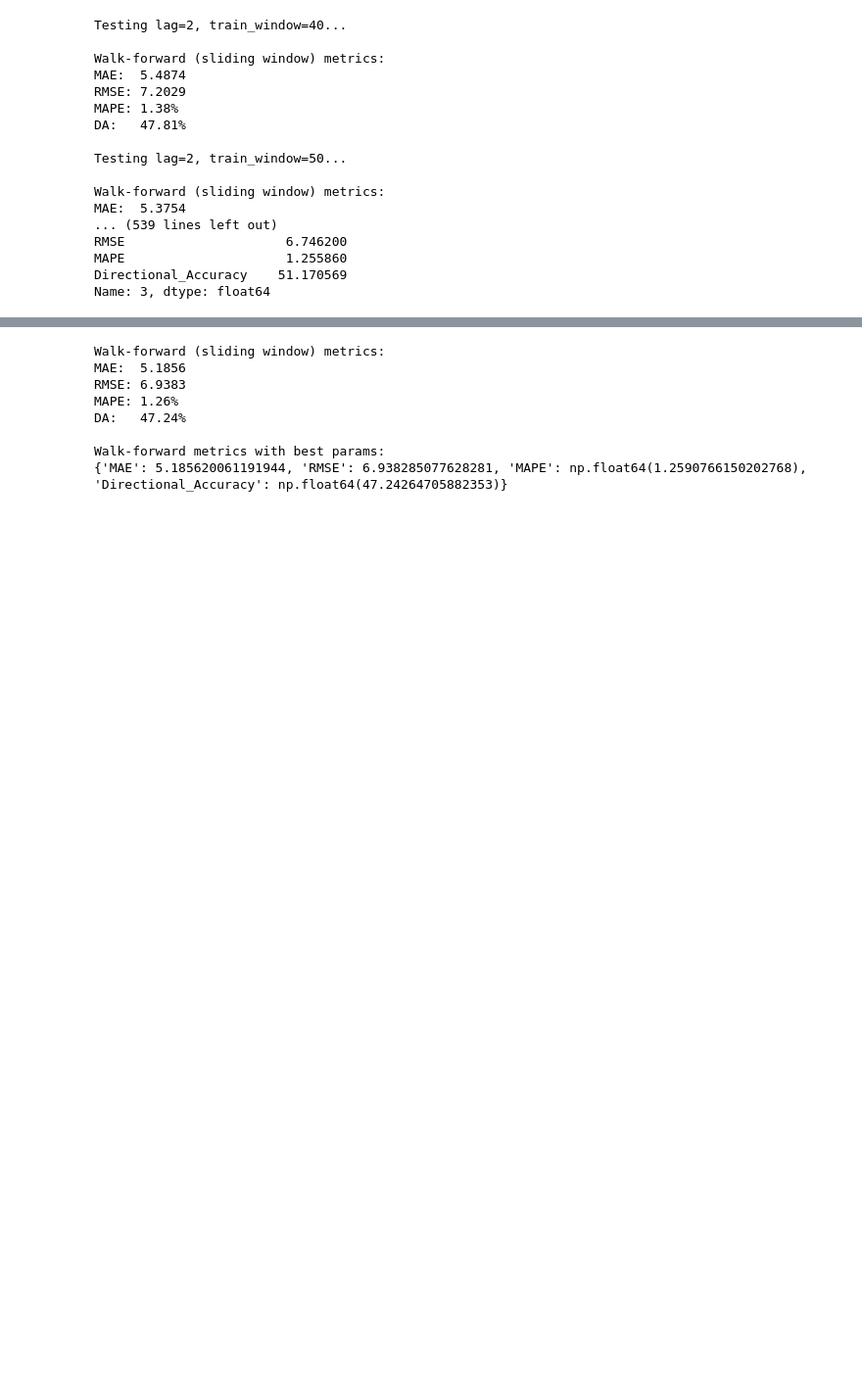
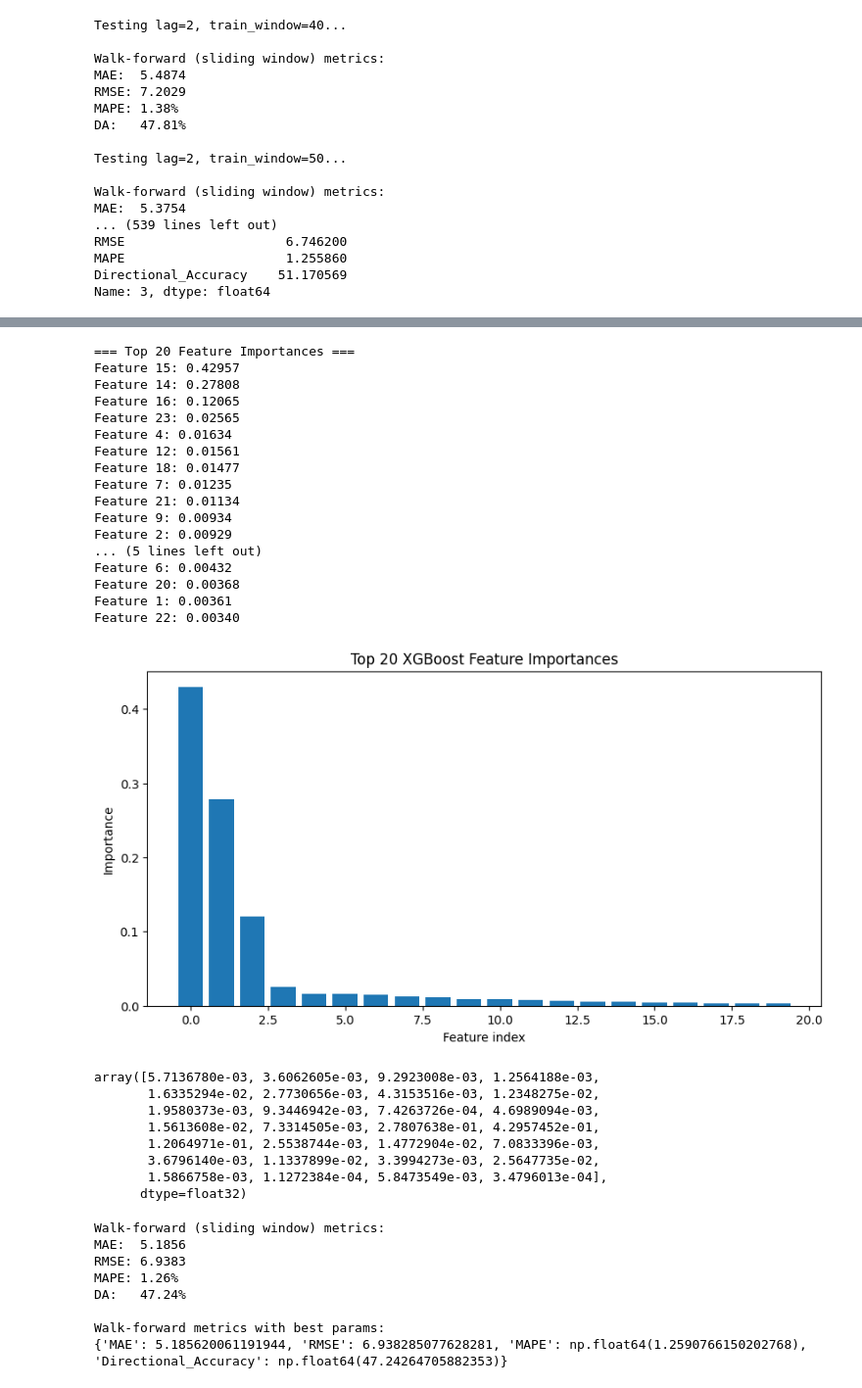
Before and after one commit to ruokokoski/predistocks, a Jupyter notebook: stock_predictor.ipynb, the cells around one changed output, grey strips where cells are left out. Shown at 98% size. Saved outputs shown, nothing was run; the diff lists cells and outputs as text; code cells hidden in the pictures; blank space fills up the shorter version.

```diff
--- a/stock_predictor.ipynb
+++ b/stock_predictor.ipynb
@@ -380,20 +381,21 @@ def optuna_xgb(data, lag, train_window, n_trials=50, alpha=0.2):
 
     return study
 # %%
-lag = 3
-train_window = 150
+lag = 2
+train_window = 80
+use_ta = True
 
-study = optuna_xgb(data, lag=lag, train_window=train_window, n_trials=50)
+study_mae = optuna_xgb(data, lag=lag, train_window=train_window, n_trials=50, use_ta=use_ta, alpha=None)
 
 #optuna.visualization.plot_optimization_history(study).show()
 #optuna.visualization.plot_param_importances(study).show()
 
 print("\n=== Optuna optimization finished ===")
-print("Best objective value:", study.best_value)
+print("Best objective value:", study_mae.best_value)
 print("Best parameters:")
-for k, v in study.best_params.items():
+for k, v in study_mae.best_params.items():
     print(f"  {k}: {v}")
 
-trials_df = study.trials_dataframe(attrs=("number", "value", "state", "user_attrs"))
+trials_df = study_mae.trials_dataframe(attrs=("number", "value", "state", "user_attrs"))
 print(trials_df.head())
 # %% [output]
@@ -438 +453,57 @@ DA:   47.24%
+# %%
+def get_feature_importance(data, lag, train_window, params, use_ta=True):
+    X, y, target_dates, _ = create_features(data, lag, use_ta)
+    n_samples = len(X)
+
+    # Take the last training window (most recent data)
+    X_train = X[-train_window:]
+    y_train = y[-train_window:]
+
+    model = XGBRegressor(**params)
+    model.fit(X_train, y_train)
+
+    importances = model.feature_importances_
+    print("\n=== Top 20 Feature Importances ===")
+    sorted_idx = np.argsort(importances)[::-1][:20]
+    for i in sorted_idx:
+        print(f"Feature {i}: {importances[i]:.5f}")
+
+    plt.figure(figsize=(10, 5))
+    plt.bar(range(20), importances[sorted_idx])
+    plt.title("Top 20 XGBoost Feature Importances")
+    plt.xlabel("Feature index")
+    plt.ylabel("Importance")
+    plt.show()
+
+    return importances
+# %%
+best_params = study.best_params
+get_feature_importance(data, lag, train_window, best_params, use_ta=True)
+# %% [output]
+=== Top 20 Feature Importances ===
+Feature 15: 0.42957
+Feature 14: 0.27808
+Feature 16: 0.12065
+Feature 23: 0.02565
+Feature 4: 0.01634
+Feature 12: 0.01561
+Feature 18: 0.01477
+Feature 7: 0.01235
+Feature 21: 0.01134
+Feature 9: 0.00934
+Feature 2: 0.00929
+... (5 lines left out)
+Feature 6: 0.00432
+Feature 20: 0.00368
+Feature 1: 0.00361
+Feature 22: 0.00340
+[figure, added]
+array([5.7136780e-03, 3.6062605e-03, 9.2923008e-03, 1.2564188e-03,
+       1.6335294e-02, 2.7730656e-03, 4.3153516e-03, 1.2348275e-02,
+       1.9580373e-03, 9.3446942e-03, 7.4263726e-04, 4.6989094e-03,
+       1.5613608e-02, 7.3314505e-03, 2.7807638e-01, 4.2957452e-01,
+       1.2064971e-01, 2.5538744e-03, 1.4772904e-02, 7.0833396e-03,
+       3.6796140e-03, 1.1337899e-02, 3.3994273e-03, 2.5647735e-02,
+       1.5866758e-03, 1.1272384e-04, 5.8473549e-03, 3.4796013e-04],
+      dtype=float32)
 # %%
```
Also changed, not shown: parts of 4 cells of this notebook.
